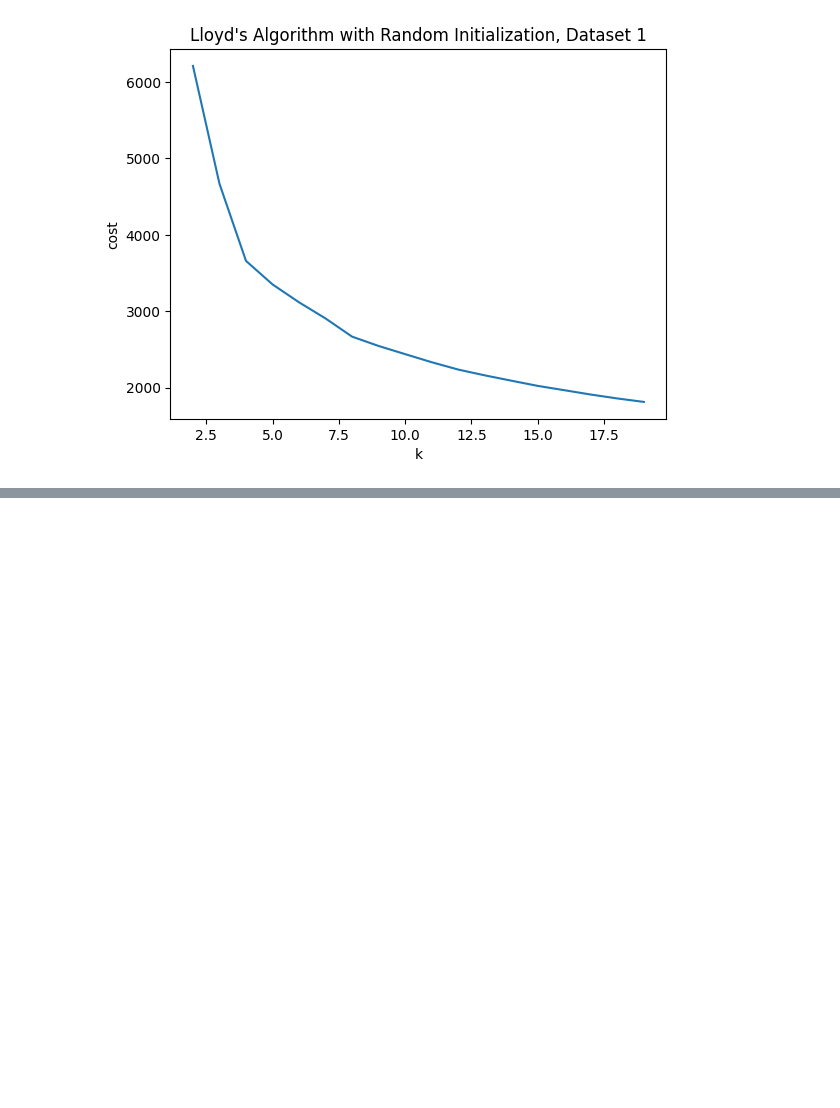
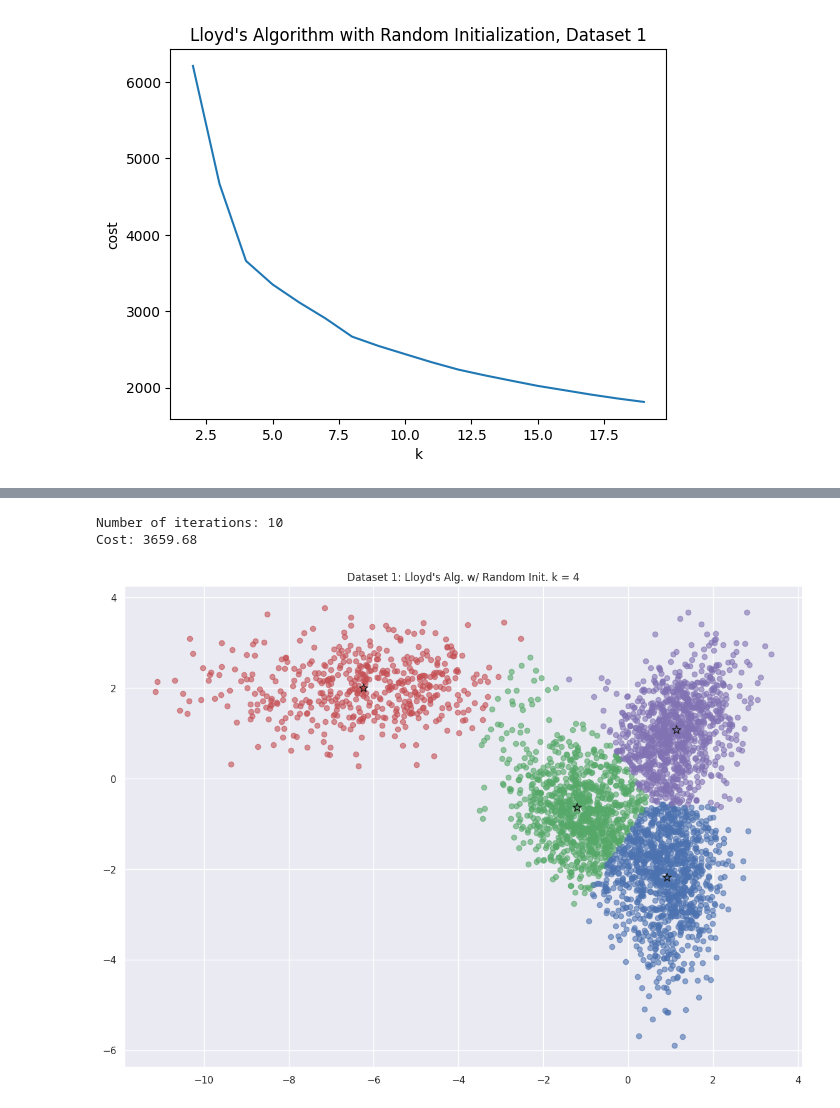
Before and after one commit to SeanMcAuliffe/data-mining, a Jupyter notebook: a3/code/a3.ipynb, the cells around one changed output, grey strips where cells are left out. Drawn from its saved outputs; the diff is of its cells as text; code cells hidden in the pictures; blank space fills up the shorter version.

```diff
--- a/a3/code/a3.ipynb
+++ b/a3/code/a3.ipynb
@@ -285,0 +382,38 @@ k = 19, cost = 1811.4431630107977
+# %%
+# Experiment 1: Visualisation
+
+k = 4
+trials = 10
+min_cost = np.inf
+i = 0
+C = None
+
+for _ in range(trials):
+    i_, C_ = lloyd(dataset_1, k, init_random)
+    cost = total_cost(C_)
+    if cost < min_cost:
+        i = i_
+        min_cost = cost
+        C = C_
+
+sns.set(style="darkgrid")
+plt.figure(figsize=(14, 10))
+
+print('Number of iterations: {}'.format(i))
+print(f"Cost: {total_cost(C):.2f}")
+
+# Plot the clusters
+colours = ['r', 'g', 'b', 'm']
+i = 0
+for cluster in (C):
+    x = [p[0] for p in cluster.data]
+    y = [p[1] for p in cluster.data]
+    plt.scatter(x, y, c=colours[i], zorder=1, alpha=0.6)  # Add alpha for transparency
+    plt.scatter(cluster.centre[0], cluster.centre[1], marker='*', c=colours[i], edgecolors='k', s=100, zorder=2)  # Larger center markers with edge color
+    i += 1
+plt.title("Dataset 1: Lloyd's Alg. w/ Random Init. k = 4")
+plt.show()
+# %% [output]
+Number of iterations: 10
+Cost: 3659.68
+[figure, added]
```
Also changed, not shown: parts of 26 cells of this notebook, 1 other file.
